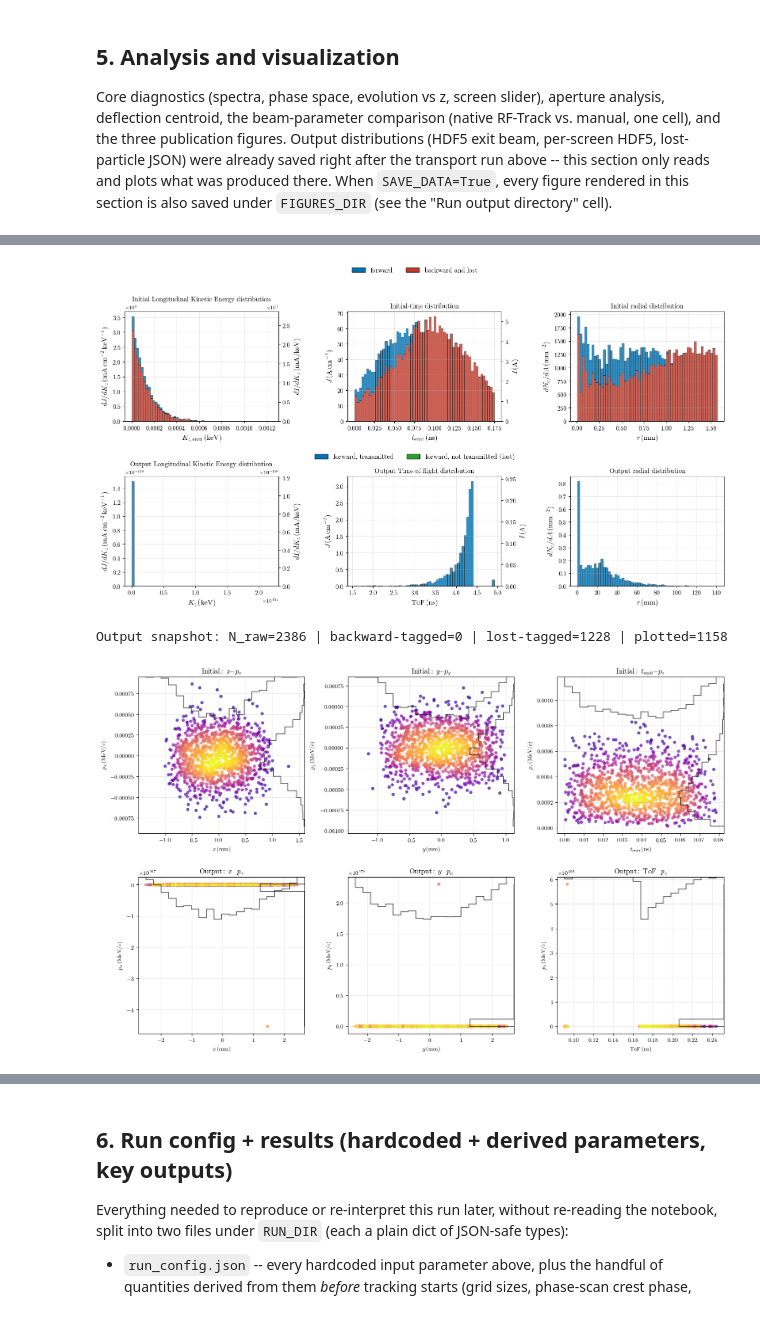
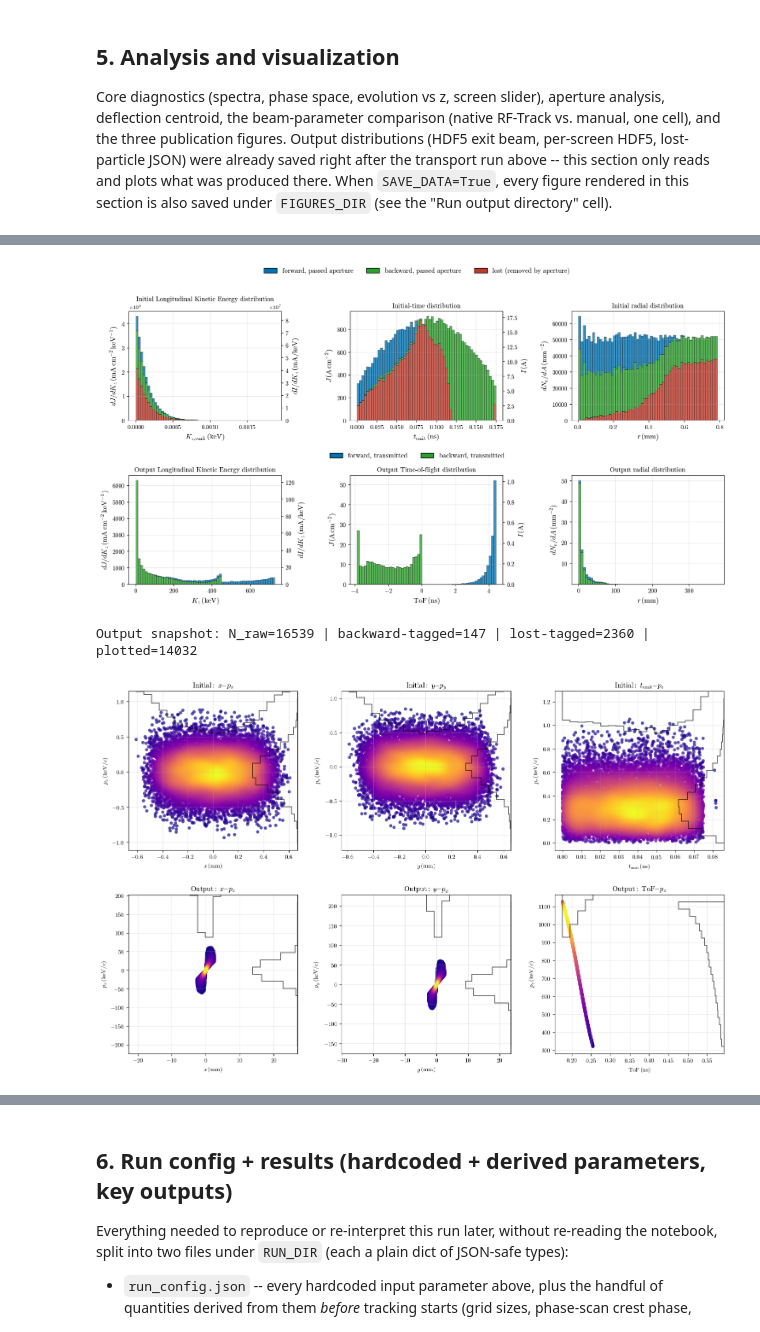
Before and after one commit to Ioniels/RF-TRACK_UH_ThermionicRFgun, a Jupyter notebook: UH_gun_tracking_demo.ipynb, the cells around one changed output, grey strips where cells are left out. Cells and saved outputs as stored; diff of their text form; code cells hidden in the pictures.

```diff
--- a/UH_gun_tracking_demo.ipynb
+++ b/UH_gun_tracking_demo.ipynb
@@ -140,7 +140,7 @@ This means the effective current and time span are set by $T$, $\phi_{\mathrm{ef
 # %%
 # Emission geometry
 R_CATHODE_MM = 3.14 / 2  # emission radius
-EMISSION_SCALE = 1.0      # scale factor for emission R/scale
+EMISSION_SCALE = 2.0      # scale factor for emission R/scale
 
 # Initial constant-pz option
 USE_CONST_PZ = False
@@ -222,8 +222,8 @@ PHASE_SCAN_DT_MM = _FINESSE["phase_scan_dt_mm"]    # Volume step size used only
 EMISSION_PHASE_RANGE = 180.0  # phase window [deg] covered by emission
 EMISSION_PHASE_START = 0.0    # phase shift [deg] relative to auto-detected start
 TRANSPORT_PHASE_DEG = 0.0      # phase at zero crossing from field maps: auto-updated after on-axis field profile cell
-TRANSPORT_N_PART = 10_000        # Number of particles
-N_Z_SNAP = 4                    # Numerical monitors along z -> High Number of Screens significantly raises memory usage and runtime.
+TRANSPORT_N_PART = 100_000        # Number of particles
+N_Z_SNAP = 10                    # Numerical monitors along z -> High Number of Screens significantly raises memory usage and runtime.
 
 # Screen controls (None => effectively unbounded/no gating)
 SCREEN_WIDTH_MM = None
@@ -1269,13 +1276,14 @@ with rg.capture_figures(
         "columns": ["x_mm", "px_MeV_c", "y_mm", "py_MeV_c", "z_mm", "pz_MeV_c", "id", "t_mm_c", "E_MeV", "K_MeV"],
     },
 ):
+    # plot_spectra's top row always shows all three fates (forward/backward/lost) and its bottom
+    # row always shows both of Bout's own fates (forward/backward) -- no exclude flags needed.
     rg.plot_spectra(
         Bout,
         TRANSPORT_PHASE_DEG,
         B0=B0,
         thermo_info=thermo_info,
         tags=tags,
-        exclude_backward_losses=FIG_EXCLUDE_BACKWARD_LOSSES,
         phase_fmt=PHASE_FMT,
     )
 
@@ -1293,36 +1301,36 @@ if M_snaps:
         rg.plot_phase_space(
             B0,
             M_exit,
             TRANSPORT_PHASE_DEG,
             tags=tags,
             exclude_backward_losses=FIG_EXCLUDE_BACKWARD_LOSSES,
             exclude_lost=FIG_EXCLUDE_LOST,
             phase_fmt=PHASE_FMT,
             style=plot_style,
             show_colorbar=False,
             thermo_info=thermo_info,
         )
 else:
     print("No screens available: skipping the Launch-vs-Exit phase-space figure.")
 
 
 rg.plot_screen_phase_space_slider(
     M_snaps,
     z_snaps,
     tags=tags,
     exclude_backward_losses=FIG_EXCLUDE_BACKWARD_LOSSES,
     exclude_lost=FIG_EXCLUDE_LOST,
     n_macroparticles=TRANSPORT_N_PART,
     B0=B0,
     phase_fmt=PHASE_FMT,
     style=plot_style,
     show_colorbar=False,
     thermo_info=thermo_info,
 )
 # %% [output]
-[figure, old version]
+[figure, new version]
-Output snapshot: N_raw=2386 | backward-tagged=0 | lost-tagged=1228 | plotted=1158
+Output snapshot: N_raw=16539 | backward-tagged=147 | lost-tagged=2360 | plotted=14032
-[figure, old version]
+[figure, new version]
 [interactive output not drawn]
 # %% [markdown]
 ### Beam properties vs. z
```
Also changed, not shown: parts of 12 cells of this notebook, 12 other files.
